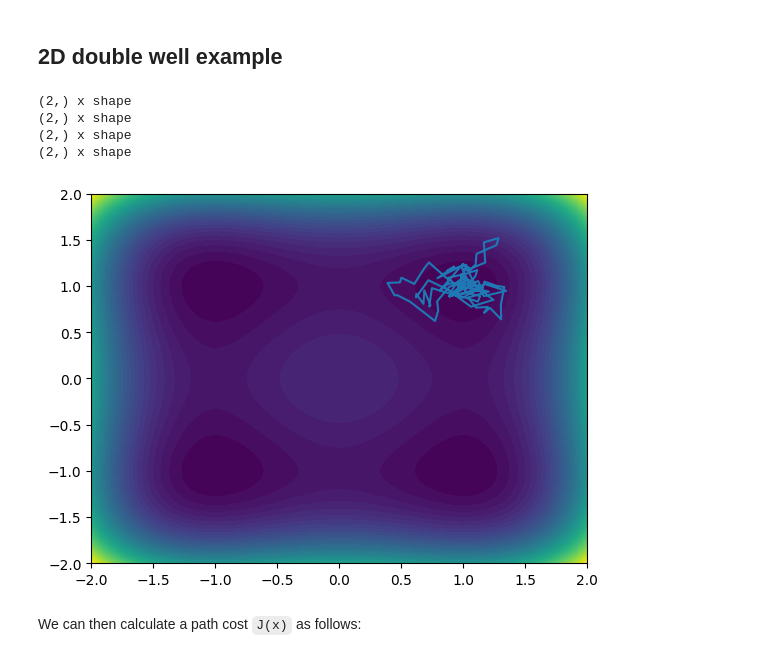
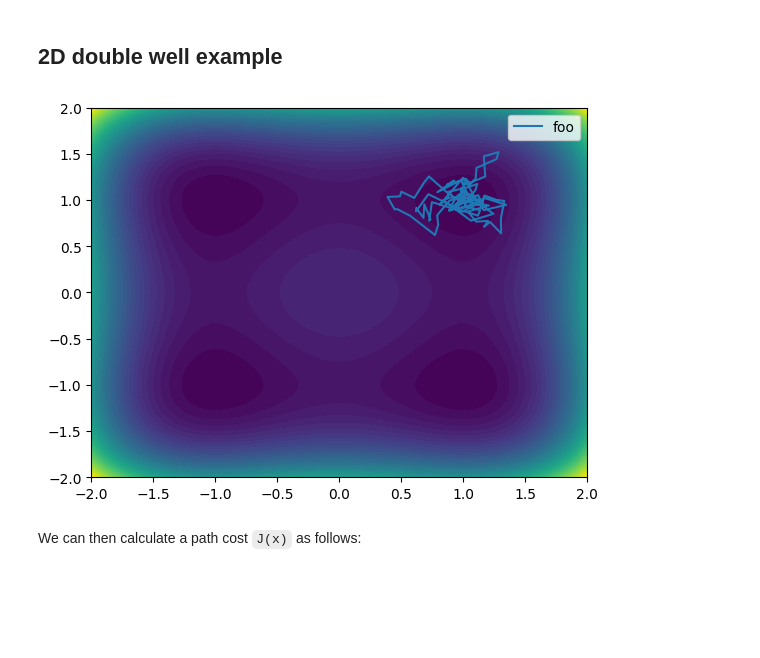
Before and after one commit to reubenharry/path_sampling, a Jupyter notebook: src/path_sampling_nb 2D.ipynb, the cells around one changed output. Drawn from its saved outputs; the diff is of its cells as text; code cells hidden in the pictures; blank space fills up the shorter version.

```diff
--- a/src/path_sampling_nb 2D.ipynb
+++ b/src/path_sampling_nb 2D.ipynb
@@ -61,7 +61,7 @@ def sample_sde(b, W, rho, dt, num_steps, key):
 # %%
 def make_double_well_potential_2D(v):
     def potential(x):
-        print(x.shape, "x shape")
+        # print(x.shape, "x shape")
         # return None
         """
         Double well potential
@@ -72,41 +72,39 @@ def make_double_well_potential_2D(v):
     return potential
 
 make_double_well_potential_2D(v=1.0)(jnp.array([0.5, 0.5]))
 
 def uref_2d(x,t):
     return -jax.grad(make_double_well_potential_2D(v=1.0))(x)
 
 path, time = sample_sde(
     b=uref_2d,
     W=lambda x, key: jax.random.normal(key, shape=(2,)),
     rho=lambda key: jnp.ones((2,)),
     dt=0.01,
     num_steps=100,
     key=jax.random.PRNGKey(0)
 )
 
-def plot_path(path, potential):
+def plot_path(path, potential, label):
 
     # plot path in 2D
-    plt.plot(path[:, 0], path[:, 1])
+    plt.plot(path[:, 0], path[:, 1], label=label)
+    plt.legend()
+
 
     # plot heatmap of the potential make_double_well_potential
     v = 1.0
     x = np.linspace(-2, 2, 100)
     y = np.linspace(-2, 2, 100)
     X, Y = np.meshgrid(x, y)
     # print(X.shape)
     # use vmap to apply the potential to the grid
     Z = jax.vmap(lambda x,y: potential(jnp.array([x,y])))(X.reshape(-1), Y.reshape(-1)).reshape(X.shape)
     plt.contourf(X, Y, Z, levels=50)
 
-plot_path(path, make_double_well_potential_2D(1.0))
+plot_path(path, make_double_well_potential_2D(1.0), label="foo")
 # %% [output]
-(2,) x shape
-(2,) x shape
-(2,) x shape
-(2,) x shape
-[figure, old version]
+[figure, new version]
 # %%
 # currently set for TPS
 # def J(x,y):
```
Also changed, not shown: parts of 15 cells of this notebook, 4 other files.
